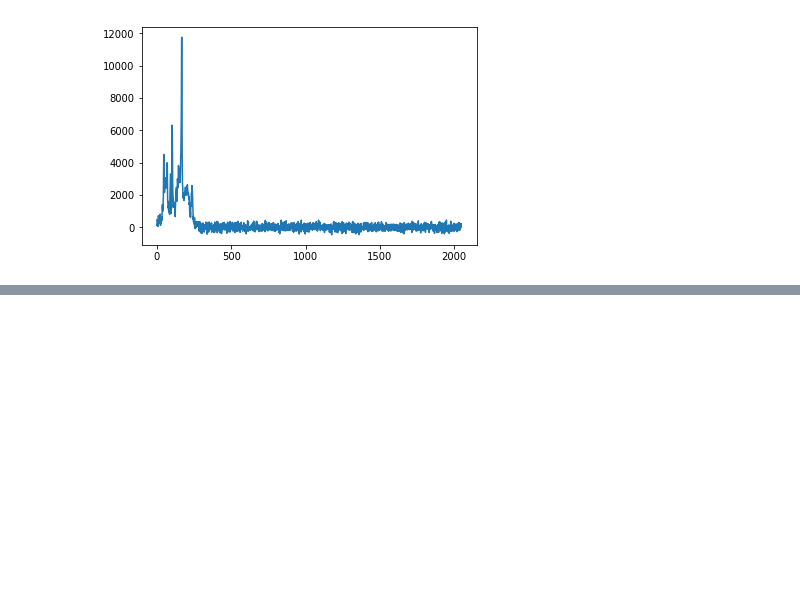
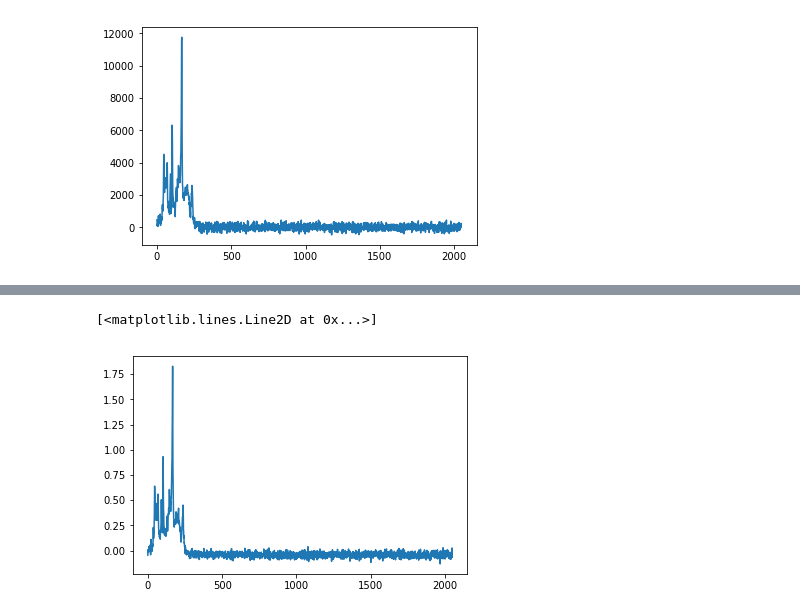
Before and after one commit to DrCod/MRS, a Jupyter notebook: notebooks/preprocess.ipynb, the cells around one changed output, grey strips where cells are left out. Drawn from its saved outputs; the diff is of its cells as text; code cells hidden in the pictures; blank space fills up the shorter version.

```diff
--- a/notebooks/preprocess.ipynb
+++ b/notebooks/preprocess.ipynb
@@ -94,0 +116,5 @@ plt.plot(fft[:,7])
+# %%
+plt.plot(normalized[:,1])
+# %% [output]
+[<matplotlib.lines.Line2D at 0x...>]
+[figure, added]
```
Also changed, not shown: parts of 10 cells of this notebook, 22 other files.
